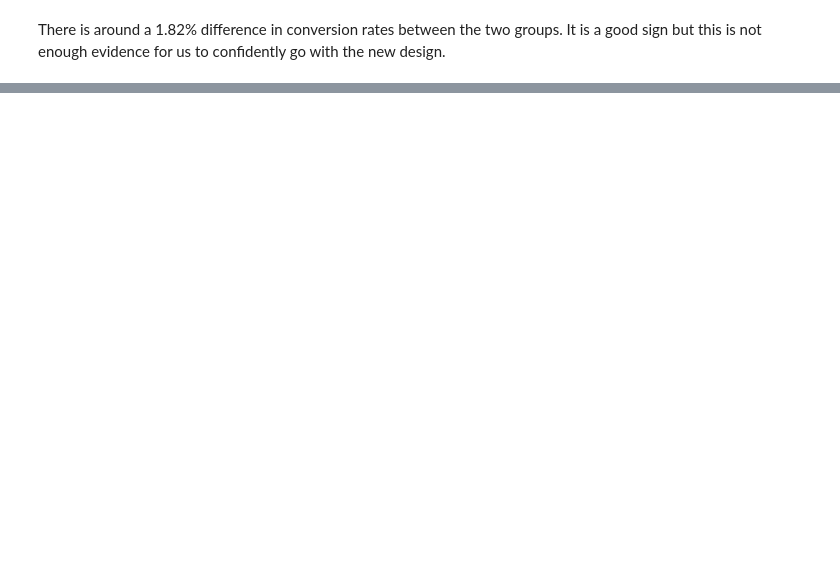
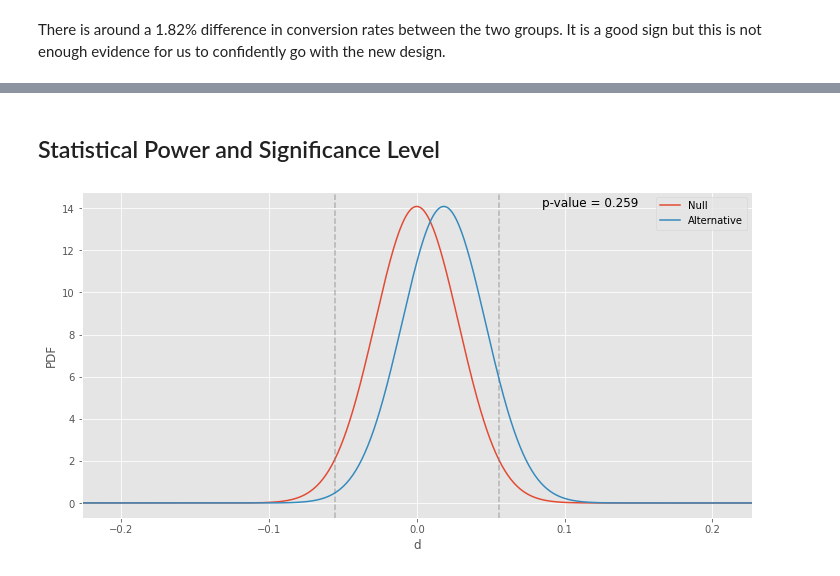
Before and after one commit to eandualem/ABTesting, a Jupyter notebook: notebooks/classical-ab-testing.ipynb, the cells around one changed output, grey strips where cells are left out. Drawn from its saved outputs; the diff is of its cells as text; code cells hidden in the pictures; blank space fills up the shorter version.

```diff
--- a/notebooks/classical-ab-testing.ipynb
+++ b/notebooks/classical-ab-testing.ipynb
@@ -310,0 +377,8 @@ scs.norm().sf
+# %% [markdown]
+## Statistical Power and Significance Level
+# %%
+
+abplot(
+    cont_total, exp_total, cont_rate, diff, show_p_value=True)
+# %% [output]
+[figure, added]
```
Also changed, not shown: parts of 67 cells of this notebook.
